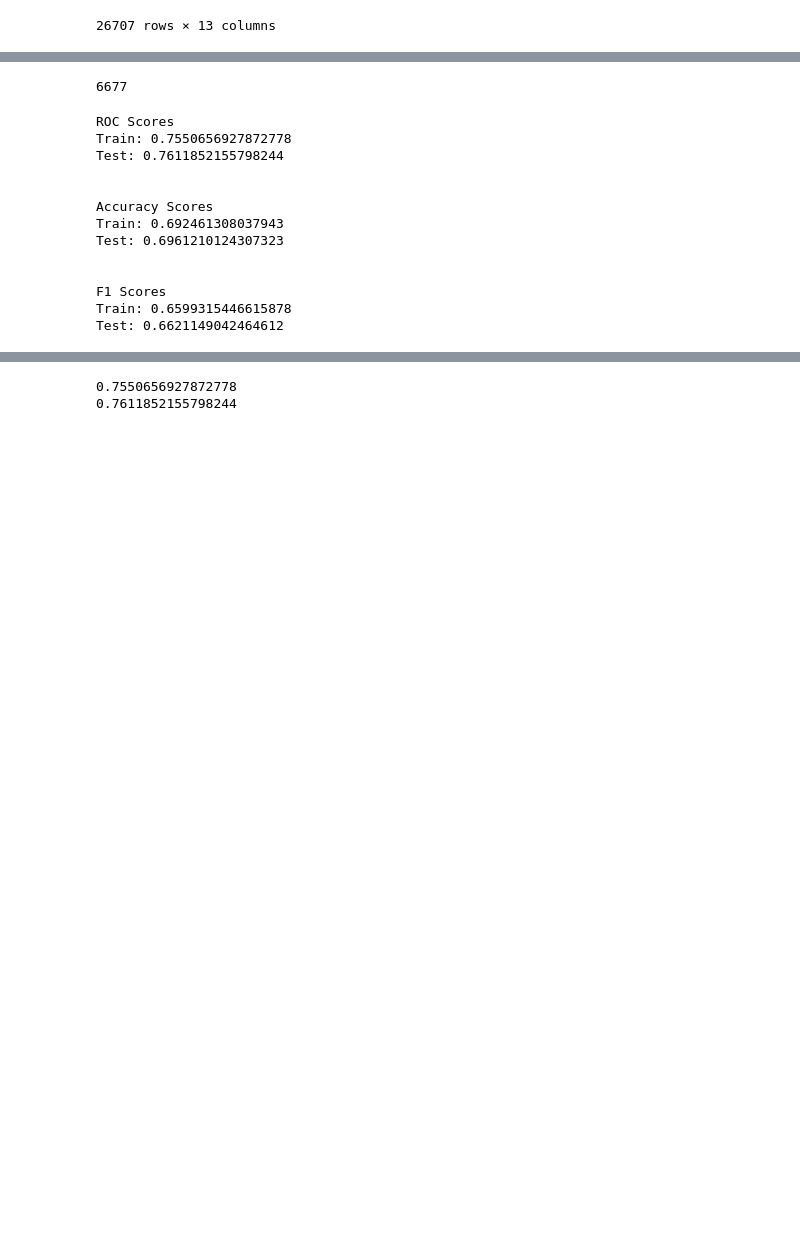
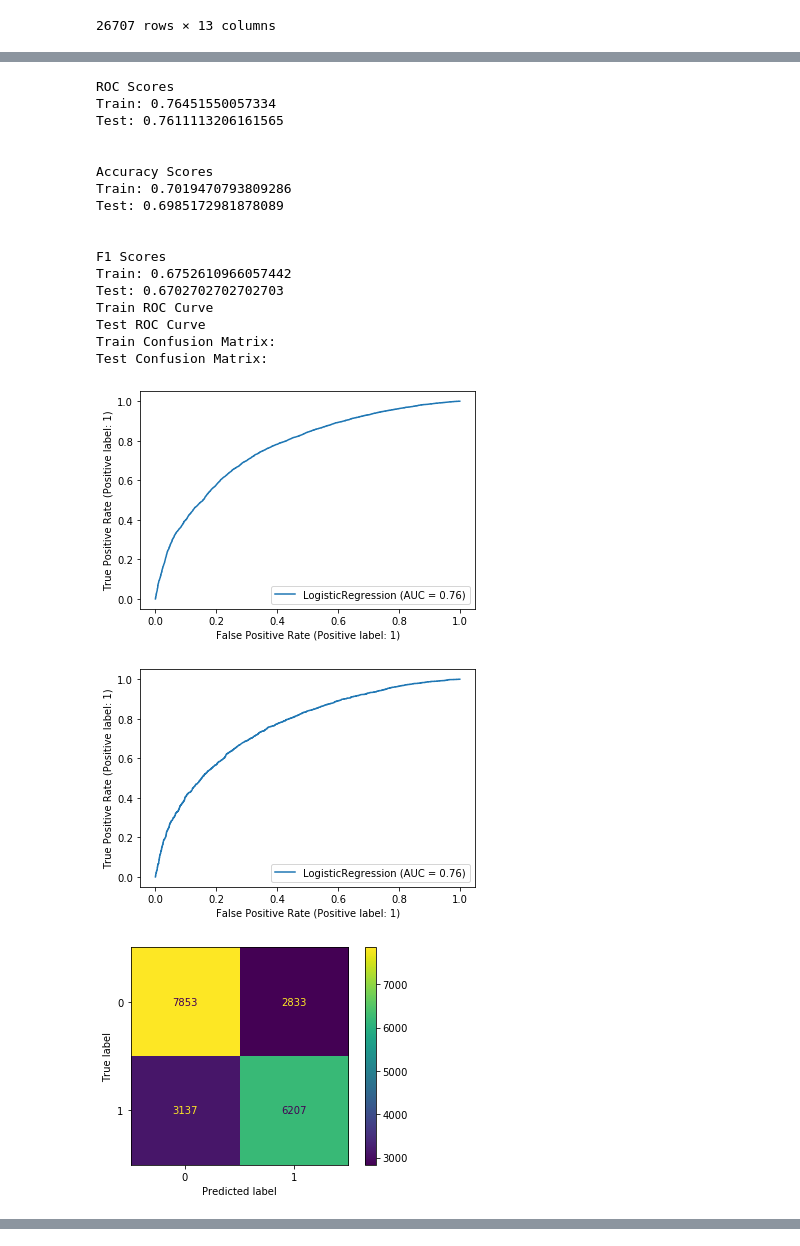
Before and after one commit to lilisbeit/Targeted-Flu-Vaccination-Outreach, a Jupyter notebook: baseline-model.ipynb, the cells around one changed output, grey strips where cells are left out. Saved outputs shown, nothing was run; the diff lists cells and outputs as text; code cells hidden in the pictures; blank space fills up the shorter version.

```diff
--- a/baseline-model.ipynb
+++ b/baseline-model.ipynb
@@ -361,4 +126,5 @@ for c in train_to_plot.drop(columns=['seasonal_vaccine']).columns:
 # %%
 # encode categorical columns
 
-X_train_enc = pd.get_dummies(X_train_2, drop_first=True)
+X_train_enc = pd.get_dummies(X_train, drop_first=True)
+X_train_enc
@@ -464,21 +152,20 @@ X_train_filled = pd.DataFrame.fillna(X_train_enc, 0.5)
 # run X_test thru same steps
 
 # make age_group numeric
-X_test['age_group_num'] = X_test['age_group'].apply(lambda x:1 if (x == '18 - 34 Years')
-                                                        else 2 if (x == '35 - 44 Years')
-                                                        else 3 if (x == '45 - 54 Years')
-                                                        else 4 if (x == '55 - 64 Years')
-                                                        else 5)
-# drop age_group column
-X_test_2 = X_test.drop(columns='age_group')
-X_test_2
+# X_test['age_group_num'] = X_test['age_group'].apply(lambda x:1 if (x == '18 - 34 Years')
+#                                                         else 2 if (x == '35 - 44 Years')
+#                                                         else 3 if (x == '45 - 54 Years')
+#                                                         else 4 if (x == '55 - 64 Years')
+#                                                         else 5)
+# # drop age_group column
+# X_test_2 = X_test.drop(columns='age_group')
+# X_test_2
 
 # encode categorical columns
-X_test_enc = pd.get_dummies(X_test_2, drop_first=True)
+X_test_enc = pd.get_dummies(X_test, drop_first=True)
 
 # fill remaining nulls with dummy value 0.5
 X_test_filled = pd.DataFrame.fillna(X_test_enc, 0.5)
 
-X_test_filled.head(100)
-X_test_filled.describe()
+X_test_filled
 # %% [output]
@@ -499,42 +185,30 @@ See the caveats in the documentation: http://pandas.pydata.org/pandas-docs/stabl
-# %%
-len(X_test)
-# %% [output]
-6677
 # %%
 # fit a model
 logreg = LogisticRegression(fit_intercept=False, C=1e12, solver='liblinear')
 logreg.fit(X_train_filled, y_train)
 
-#predict
-y_train_pred = logreg.predict(X_train_filled)
-y_test_pred = logreg.predict(X_test_filled)
-
-# print scores
-print('ROC Scores')
-print('Train:', roc_auc_score(y_train, logreg.decision_function(X_train_filled)))
-print('Test:', roc_auc_score(y_test, logreg.decision_function(X_test_filled)))
-print('\n')
-print('Accuracy Scores')
-print('Train:', accuracy_score(y_train, y_train_pred))
-print('Test:', accuracy_score(y_test, y_test_pred))
-print('\n')
-print('F1 Scores')
-print('Train:', f1_score(y_train, y_train_pred))
-print('Test:', f1_score(y_test, y_test_pred))
+ut.eval_model(X_train_filled, X_test_filled, y_train, y_test, logreg)
 
 # not bad for a first pass, but let's improve it
 # not overfit
 # %% [output]
 ROC Scores
-Train: 0.7550656927872778
-Test: 0.7611852155798244
+Train: 0.76451550057334
+Test: 0.7611113206161565
 
 
 Accuracy Scores
-Train: 0.692461308037943
-Test: 0.6961210124307323
+Train: 0.7019470793809286
+Test: 0.6985172981878089
 
 
 F1 Scores
-Train: 0.6599315446615878
-Test: 0.6621149042464612
+Train: 0.6752610966057442
+Test: 0.6702702702702703
+Train ROC Curve
+Test ROC Curve
+Train Confusion Matrix:
+Test Confusion Matrix:
+[figure, added]
+[figure, added]
+[figure, added]
@@ -541,8 +215,0 @@ Test: 0.6621149042464612
-# %%
-# just checking to make sure I get the same thing
-
-print(roc_auc_score(y_train, (logreg.predict_proba(X_train_filled))[:,1]))
-print(roc_auc_score(y_test, logreg.predict_proba(X_test_filled)[:,1]))
-# %% [output]
-0.7550656927872778
-0.7611852155798244
```
Also changed, not shown: parts of 49 cells of this notebook, 2 other files.
